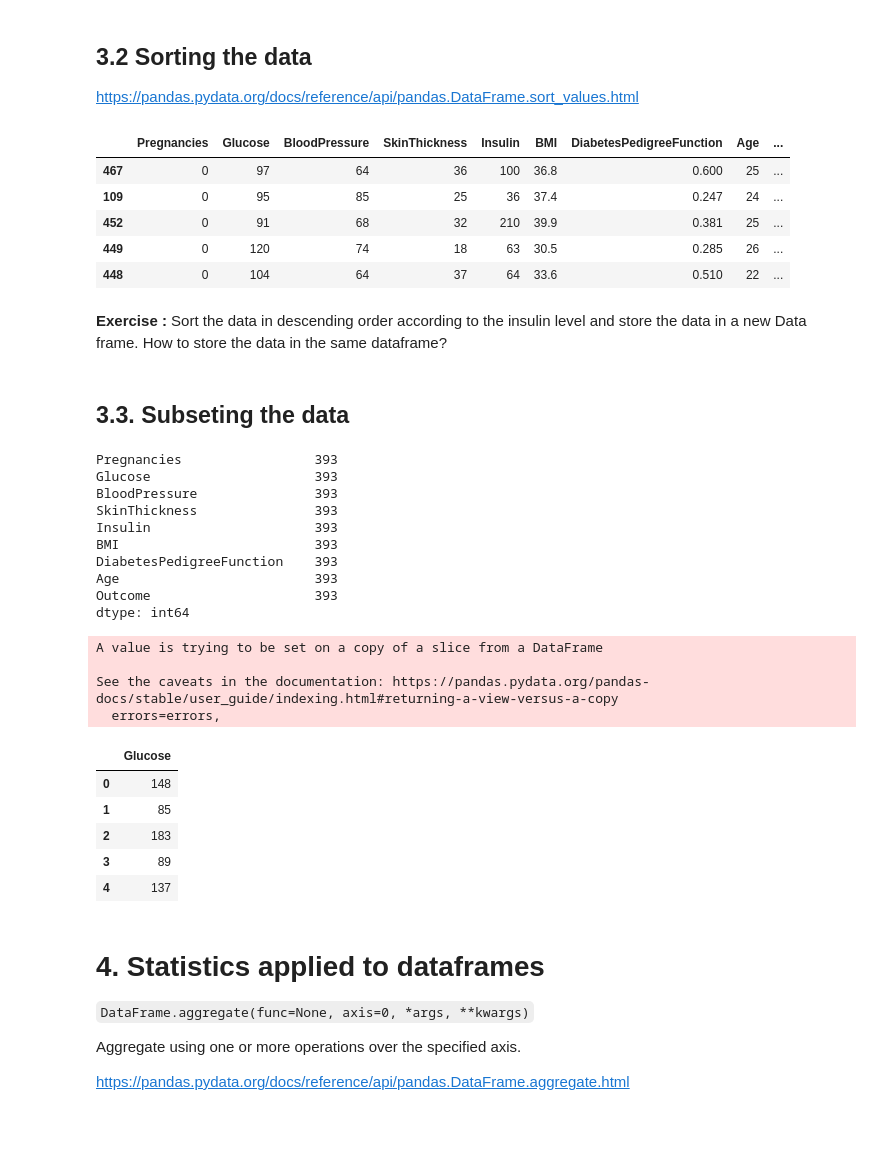
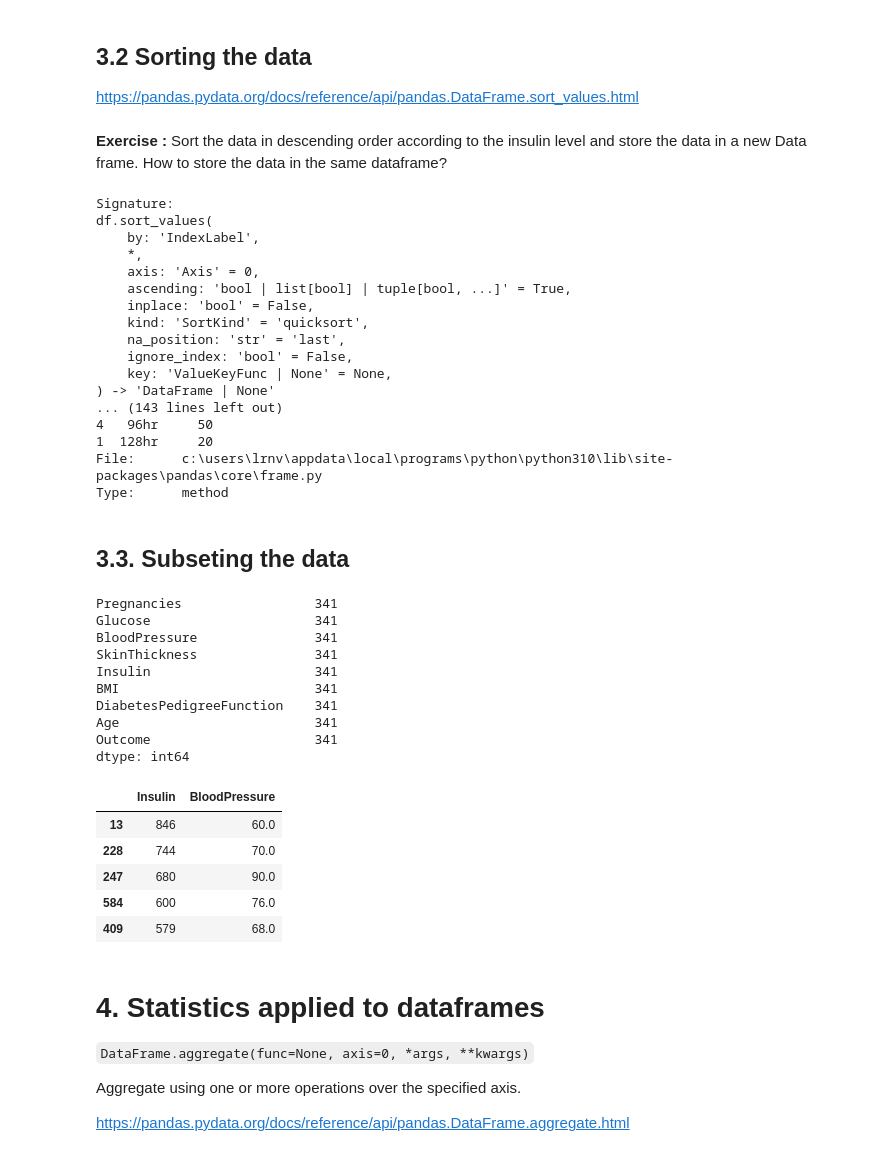
Before and after one commit to lrnv/inf-prof, a Jupyter notebook: 2_intro_to_panda/lecture.ipynb, the cells around one changed output. Saved outputs shown, nothing was run; the diff lists cells and outputs as text; code cells hidden in the pictures; blank space fills up the shorter version.

```diff
--- a/2_intro_to_panda/lecture.ipynb
+++ b/2_intro_to_panda/lecture.ipynb
@@ -258,7 +357,7 @@ df
 
 https://pandas.pydata.org/pandas-docs/stable/reference/api/pandas.read_csv.html
 # %%
-df = pd.read_csv("https://raw.githubusercontent.com/rakelup/EPICLIN2021/master/diabetes.csv", sep=",",error_bad_lines=False)
+df = pd.read_csv("https://raw.githubusercontent.com/rakelup/EPICLIN2021/master/diabetes.csv", sep=",")
 df.head()
 # %% [output]
 |  | Pregnancies | Glucose | BloodPressure | SkinThickness | Insulin | BMI | DiabetesPedigreeFunction | Age | ... |
@@ -412,49 +511,58 @@ df2.BloodPressure.replace(np.nan, df['BloodPressure'].median(), inplace=True)
 https://pandas.pydata.org/docs/reference/api/pandas.DataFrame.sort_values.html
 # %%
 #Trier les données
-b = df.sort_values('Pregnancies')
-b.head()
+df.sort_values('Insulin', ascending=False, inplace=True)
-# %% [output]
-|  | Pregnancies | Glucose | BloodPressure | SkinThickness | Insulin | BMI | DiabetesPedigreeFunction | Age | ... |
-| 467 | 0 | 97 | 64 | 36 | 100 | 36.8 | 0.600 | 25 | ... |
-| 109 | 0 | 95 | 85 | 25 | 36 | 37.4 | 0.247 | 24 | ... |
-| 452 | 0 | 91 | 68 | 32 | 210 | 39.9 | 0.381 | 25 | ... |
-| 449 | 0 | 120 | 74 | 18 | 63 | 30.5 | 0.285 | 26 | ... |
-| 448 | 0 | 104 | 64 | 37 | 64 | 33.6 | 0.510 | 22 | ... |
 # %% [markdown]
 **Exercise :** Sort the data in descending order according to the insulin level and store the data in a new Data frame. How to store the data in the same dataframe?
+# %%
+?df.sort_values
+# %% [output]
+Signature:
+df.sort_values(
+    by: 'IndexLabel',
+    *,
+    axis: 'Axis' = 0,
+    ascending: 'bool | list[bool] | tuple[bool, ...]' = True,
+    inplace: 'bool' = False,
+    kind: 'SortKind' = 'quicksort',
+    na_position: 'str' = 'last',
+    ignore_index: 'bool' = False,
+    key: 'ValueKeyFunc | None' = None,
+) -> 'DataFrame | None'
+... (143 lines left out)
+4   96hr     50
+1  128hr     20
+File:      c:\users\lrnv\appdata\local\programs\python\python310\lib\site-packages\pandas\core\frame.py
+Type:      method
 # %% [markdown]
 ## 3.3. Subseting the data
-# %%
-df[df['BloodPressure'] >70].count() # Filtrage par valeur
-# %% [output]
-Pregnancies                 393
-Glucose                     393
-BloodPressure               393
-SkinThickness               393
-Insulin                     393
-BMI                         393
-DiabetesPedigreeFunction    393
-Age                         393
-Outcome                     393
-dtype: int64
+# %%
+# df[df['BloodPressure'] >70].count() # Filter by values
+df[df['BloodPressure'] > 70].count()
+# %% [output]
+Pregnancies                 341
+Glucose                     341
+BloodPressure               341
+SkinThickness               341
+Insulin                     341
+BMI                         341
+DiabetesPedigreeFunction    341
+Age                         341
+Outcome                     341
+dtype: int64
 # %%
-df_court = df[['Insulin','Glucose']]
+df_court = df[['Insulin', 'BloodPressure']]
 
 df_court.drop('Insulin', inplace= True, axis = 1)
 
 df_court.head()
 # %% [output]
-A value is trying to be set on a copy of a slice from a DataFrame
-
-See the caveats in the documentation: https://pandas.pydata.org/pandas-docs/stable/user_guide/indexing.html#returning-a-view-versus-a-copy
-  errors=errors,
-|  | Glucose |
-| 0 | 148 |
-| 1 | 85 |
-| 2 | 183 |
-| 3 | 89 |
-| 4 | 137 |
+|  | Insulin | BloodPressure |
+| 13 | 846 | 60.0 |
+| 228 | 744 | 70.0 |
+| 247 | 680 | 90.0 |
+| 584 | 600 | 76.0 |
+| 409 | 579 | 68.0 |
 # %% [markdown]
 # 4. Statistics applied to dataframes
 
```
Also changed, not shown: parts of 18 cells of this notebook.
